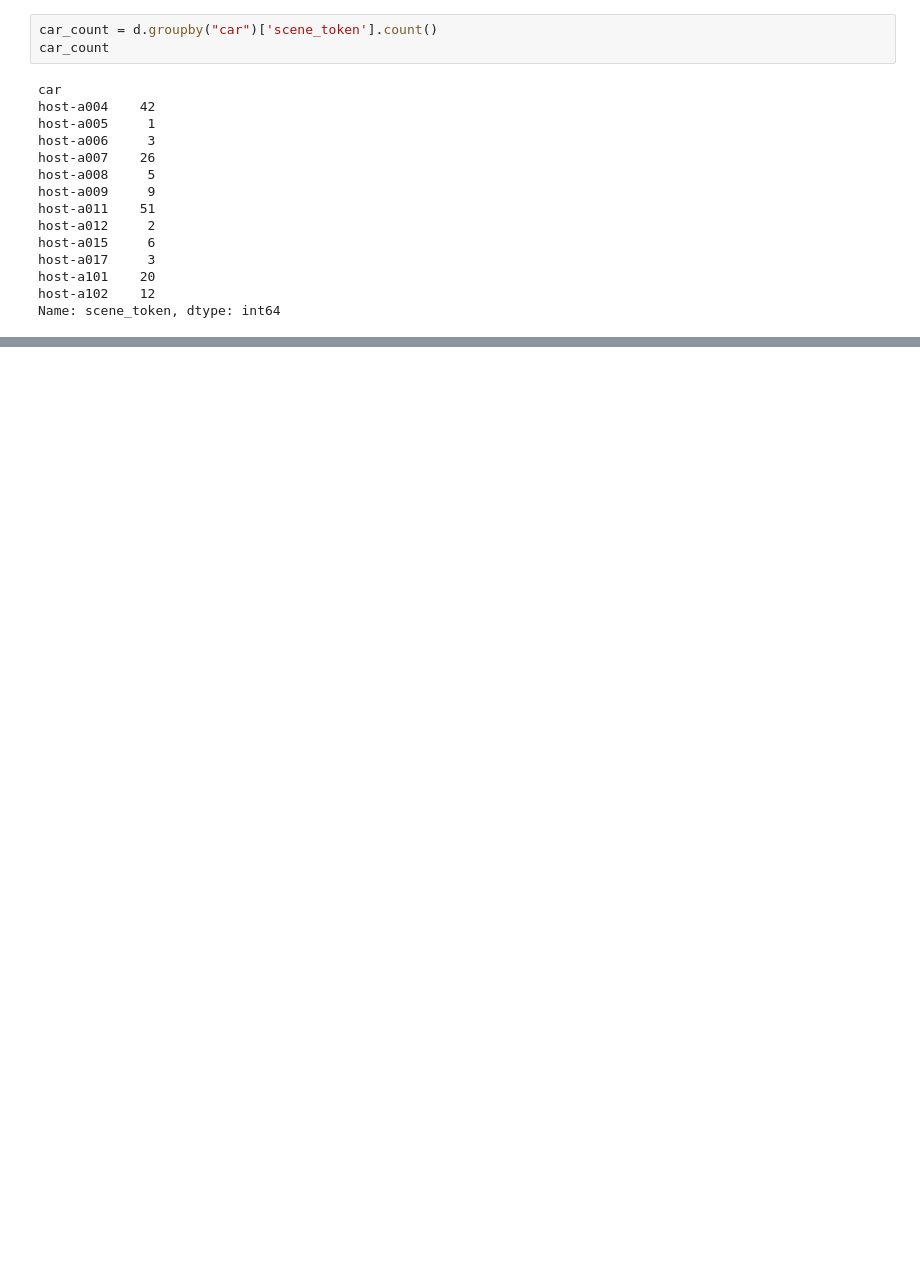
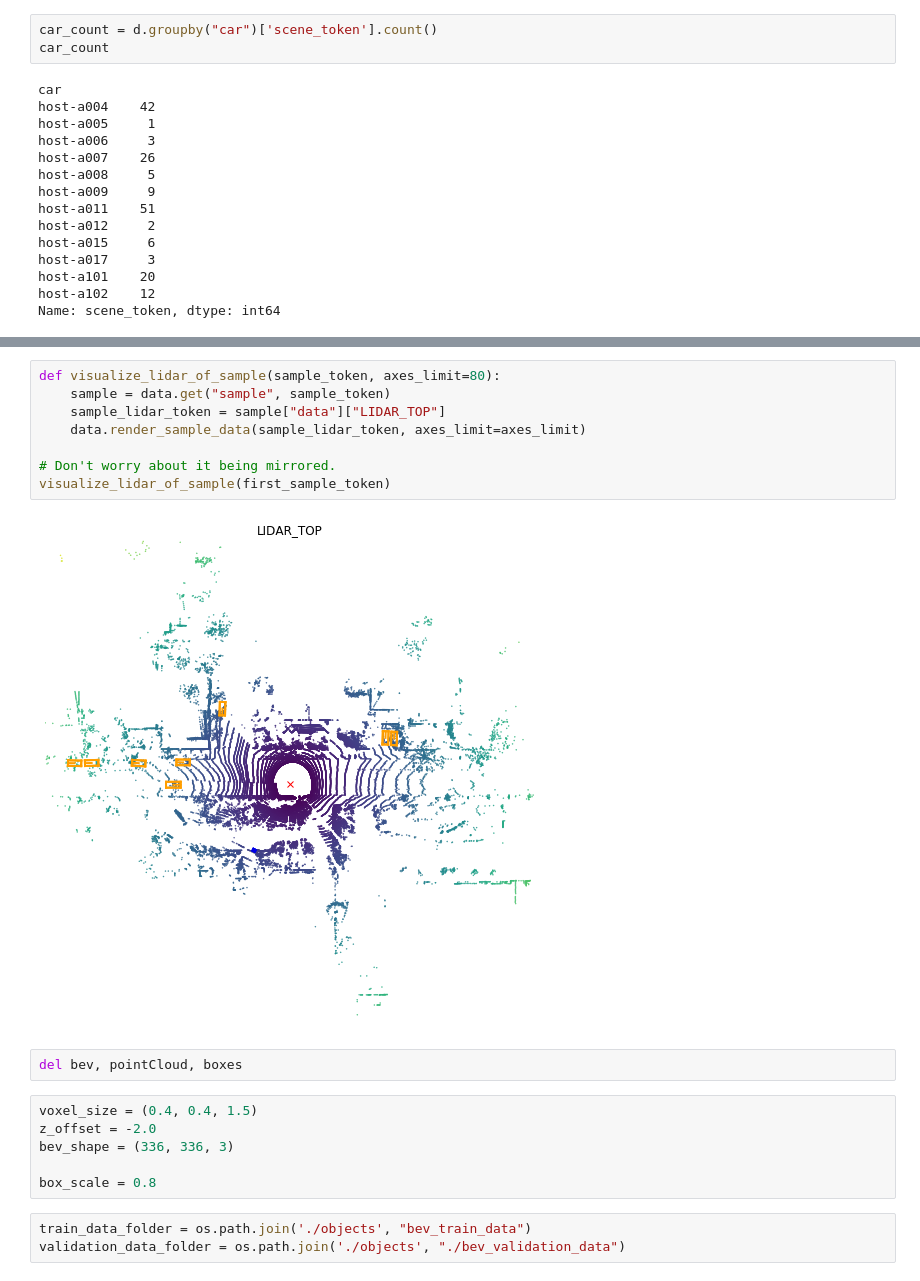
Before and after one commit to jsaurabh/3d-object-detection, a Jupyter notebook: unet.ipynb, the cells around one changed output, grey strips where cells are left out. Saved outputs shown, nothing was run; the diff lists cells and outputs as text; blank space fills up the shorter version.

```diff
--- a/unet.ipynb
+++ b/unet.ipynb
@@ -88,0 +280,21 @@ Name: scene_token, dtype: int64
+# %%
+def visualize_lidar_of_sample(sample_token, axes_limit=80):
+    sample = data.get("sample", sample_token)
+    sample_lidar_token = sample["data"]["LIDAR_TOP"]
+    data.render_sample_data(sample_lidar_token, axes_limit=axes_limit)
+
+# Don't worry about it being mirrored.
+visualize_lidar_of_sample(first_sample_token)
+# %% [output]
+[figure, added]
+# %%
+del bev, pointCloud, boxes
+# %%
+voxel_size = (0.4, 0.4, 1.5)
+z_offset = -2.0
+bev_shape = (336, 336, 3)
+
+box_scale = 0.8
+# %%
+train_data_folder = os.path.join('./objects', "bev_train_data")
+validation_data_folder = os.path.join('./objects', "./bev_validation_data")
```
Also changed, not shown: parts of 46 cells of this notebook, 3 other files.
